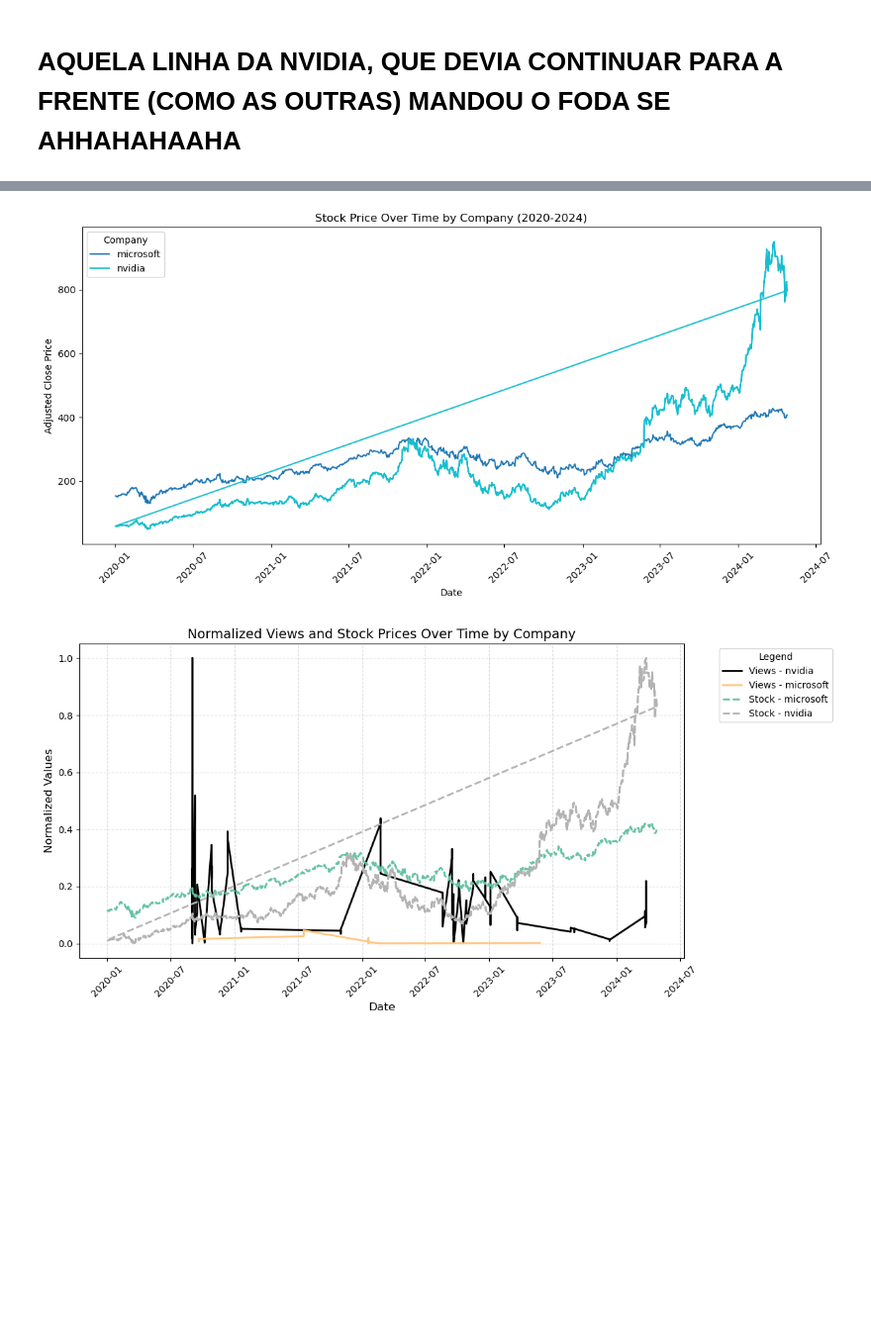
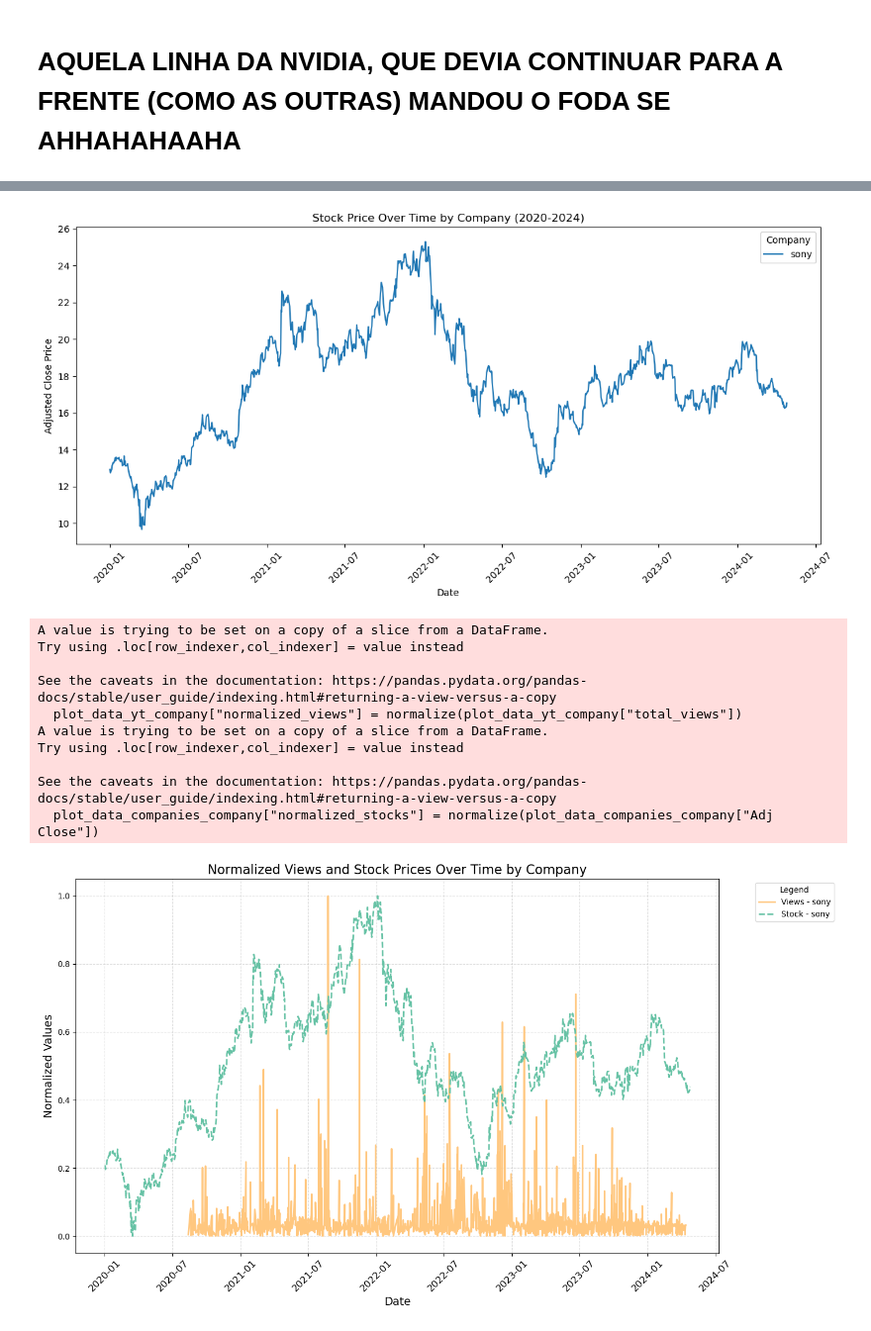
Before and after one commit to David-M-M-Isaac/BD_Project, a Jupyter notebook: scripts/tratamento_dados_spark.ipynb, the cells around one changed output, grey strips where cells are left out. Shown at 99% size. Saved outputs shown, nothing was run; the diff lists cells and outputs as text; code cells hidden in the pictures; blank space fills up the shorter version.

Commit message:
tratamento de beleza no jupyter e criação dos gráficos

```diff
--- a/scripts/tratamento_dados_spark.ipynb
+++ b/scripts/tratamento_dados_spark.ipynb
@@ -486,8 +488,9 @@ plt.show()
 # %%
-plot_data_yt = plot_data_yt[
-    (plot_data_yt["company"] != "sony") &
+plot_data_yt_company = plot_data_yt[
+    (plot_data_yt["company"] != "ibm") &
+    (plot_data_yt["company"] != "microsoft") &
+    (plot_data_yt["company"] != "nvidia") &
     (plot_data_yt["company"] != "dell") &
-    (plot_data_yt["company"] != "ibm") &
     (plot_data_yt["company"] != "intel")
 ]
 # %%
@@ -509,7 +512,8 @@ plot_data_yt
 # %%
-plot_data_companies = plot_data_companies[
-    (plot_data_companies["company_name"] != "sony") &
+plot_data_companies_company = plot_data_companies[
+    (plot_data_companies["company_name"] != "ibm") &
+    (plot_data_companies["company_name"] != "microsoft") &
+    (plot_data_companies["company_name"] != "nvidia") &
     (plot_data_companies["company_name"] != "dell") &
-    (plot_data_companies["company_name"] != "ibm") &
     (plot_data_companies["company_name"] != "intel")
 ]
@@ -539,12 +540,10 @@ plt.show()
 # %%
 plt.figure(figsize=(12, 6))
-companies = plot_data_companies["company_name"].unique()
+companies = plot_data_companies_company["company_name"].unique()
 colors = plt.cm.get_cmap('tab10', len(companies))
-
 for i, company in enumerate(companies):
-    company_data = plot_data_companies[plot_data_companies["company_name"] == company]
+    company_data = plot_data_companies_company[plot_data_companies_company["company_name"] == company]
     plt.plot(company_data["Date"], company_data["Adj Close"], label=company, color=colors(i))
-
 plt.title("Stock Price Over Time by Company (2020-2024)")
 plt.xlabel("Date")
 plt.ylabel("Adjusted Close Price")
@@ -553,4 +552,4 @@ plt.xticks(rotation=45)
 plt.tight_layout()
 plt.show()
 # %% [output]
-[figure, old version]
+[figure, new version]
@@ -557,58 +559,54 @@ plt.show()
 # %%
-import matplotlib.pyplot as plt
-import numpy as np
+if 'published_date' not in plot_data_yt_company.columns:
+    plot_data_yt_company['published_date'] = pd.to_datetime(plot_data_yt_company['published_date'], errors='coerce')
 
-# Normalização Min-Max
-def normalize(series):
-    return (series - series.min()) / (series.max() - series.min())
 
-# Normalizar as views
-plot_data_yt["normalized_views"] = normalize(plot_data_yt["total_views"])
+plot_data_yt_company["normalized_views"] = normalize(plot_data_yt_company["total_views"])
+plot_data_companies_company["normalized_stocks"] = normalize(plot_data_companies_company["Adj Close"])
 
-# Normalizar os preços de ações
-plot_data_companies["normalized_stocks"] = normalize(plot_data_companies["Adj Close"])
+colors_views = cm.get_cmap('copper', len(plot_data_yt_company["company"].unique()))
+colors_stocks = cm.get_cmap('Set2', len(plot_data_companies_company["company_name"].unique()))
 
-# Paletas de cores
-colors_views = plt.cm.get_cmap('copper', len(plot_data_yt["company"].unique()))
-colors_stocks = plt.cm.get_cmap('Set2', len(plot_data_companies["company_name"].unique()))
 
-# Criar a figura
-plt.figure(figsize=(12, 6))
-
-# Plot das views normalizadas
-for i, company in enumerate(plot_data_yt["company"].unique()):
-    company_data = plot_data_yt[plot_data_yt["company"] == company]
+plt.figure(figsize=(14, 8))
+for i, company in enumerate(plot_data_yt_company["company"].unique()):
+    company_data = plot_data_yt_company[plot_data_yt_company["company"] == company]
     plt.plot(
         company_data["published_date"],
         company_data["normalized_views"],
         label=f"Views - {company}",
         color=colors_views(i),
-
         linestyle='-',
         linewidth=2
     )
-
-# Plot dos preços normalizados
-for i, company in enumerate(plot_data_companies["company_name"].unique()):
-    company_data = plot_data_companies[plot_data_companies["company_name"] == company]
+for i, company in enumerate(plot_data_companies_company["company_name"].unique()):
+    company_data = plot_data_companies_company[plot_data_companies_company["company_name"] == company]
     plt.plot(
         company_data["Date"],
         company_data["normalized_stocks"],
         label=f"Stock - {company}",
         color=colors_stocks(i),
         linestyle='--',
         linewidth=2
     )
-
-# Configurações do gráfico
-plt.title("Normalized Views and Stock Prices Over Time by Company", fontsize=14)
-plt.xlabel("Date", fontsize=12)
-plt.ylabel("Normalized Values", fontsize=12)
+plt.title("Normalized Views and Stock Prices Over Time by Company", fontsize=16)
+plt.xlabel("Date", fontsize=14)
+plt.ylabel("Normalized Values", fontsize=14)
 plt.legend(title="Legend", loc='upper left', bbox_to_anchor=(1.05, 1), fontsize=10)
-plt.xticks(rotation=45, fontsize=10)
+plt.xticks(rotation=45, fontsize=12)
+plt.grid(alpha=0.4, linestyle='--')
 plt.tight_layout()
-plt.grid(alpha=0.4, linestyle='--')
 plt.show()
 # %% [output]
+A value is trying to be set on a copy of a slice from a DataFrame.
+Try using .loc[row_indexer,col_indexer] = value instead
+
+See the caveats in the documentation: https://pandas.pydata.org/pandas-docs/stable/user_guide/indexing.html#returning-a-view-versus-a-copy
+  plot_data_yt_company["normalized_views"] = normalize(plot_data_yt_company["total_views"])
+A value is trying to be set on a copy of a slice from a DataFrame.
+Try using .loc[row_indexer,col_indexer] = value instead
+
+See the caveats in the documentation: https://pandas.pydata.org/pandas-docs/stable/user_guide/indexing.html#returning-a-view-versus-a-copy
+  plot_data_companies_company["normalized_stocks"] = normalize(plot_data_companies_company["Adj Close"])
-[figure, old version]
+[figure, new version]
 # %%
```
Also changed, not shown: parts of 40 cells of this notebook.
